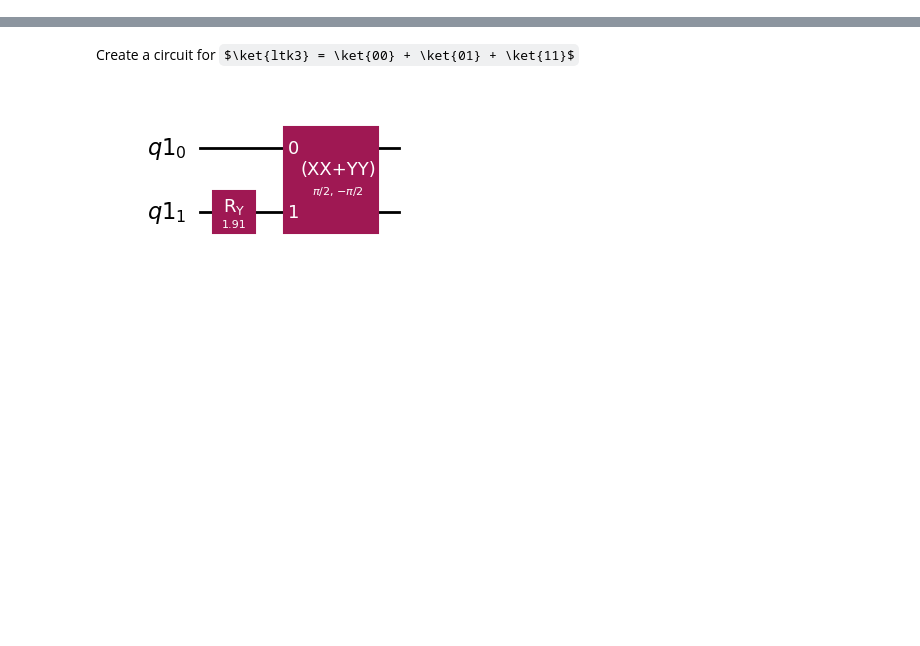
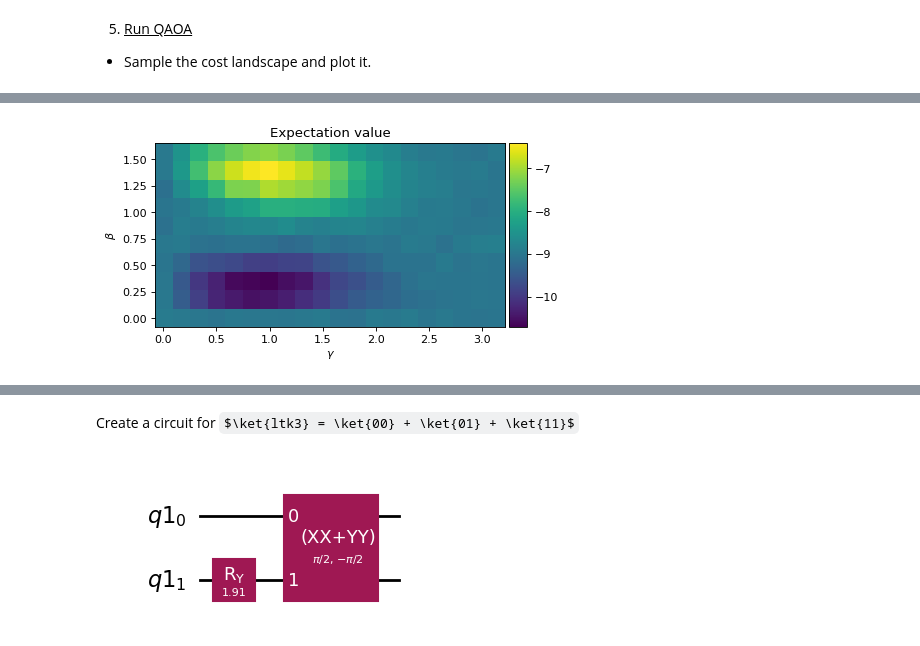
Before and after one commit to OpenQuantumComputing/QAS2024, a Jupyter notebook: Constrained Mixers.ipynb, the cells around one changed output, grey strips where cells are left out. Drawn from its saved outputs; the diff is of its cells as text; code cells hidden in the pictures; some formulas as TeX source; blank space fills up the shorter version.

```diff
--- a/Constrained Mixers.ipynb
+++ b/Constrained Mixers.ipynb
@@ -0,0 +133,9 @@
+# %% [markdown]
+5. <u>Run QAOA</u>
+
+- Sample the cost landscape and plot it.
+# %%
+from plot_functions import *
+qaoa_k4.sample_cost_landscape( angles={"gamma": [0, np.pi, 20], "beta": [0, np.pi/2, 10]} )
+plot_E(qaoa_k4)
+# %% [output]
@@ -0,0 +148 @@
+[figure, added]
```
Also changed, not shown: parts of 21 cells of this notebook, 1 other file.
